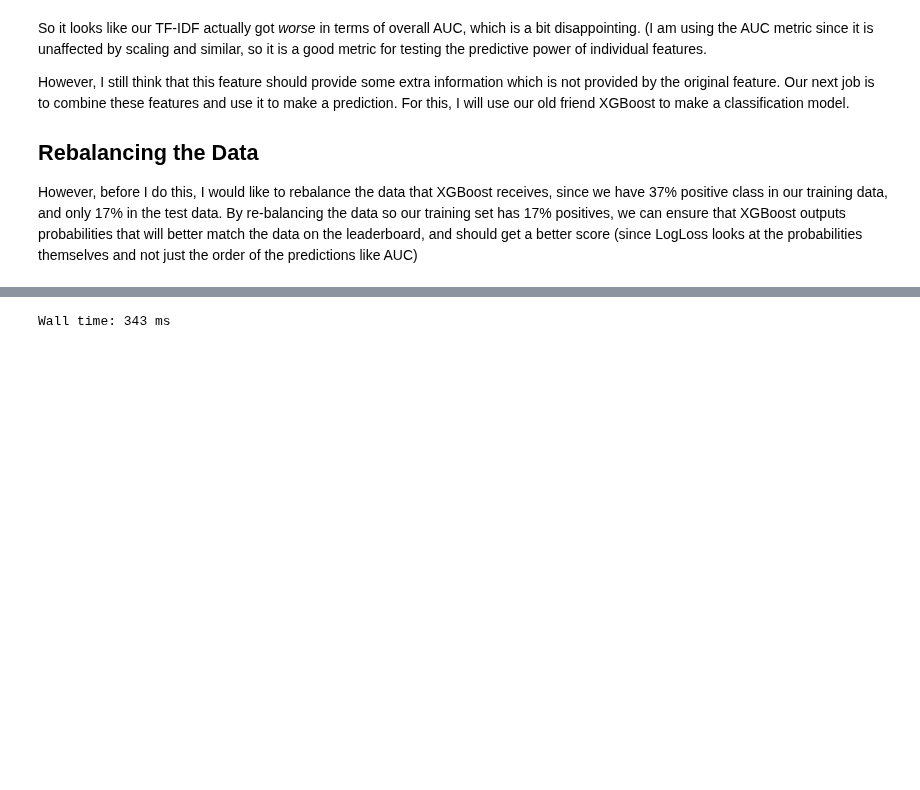
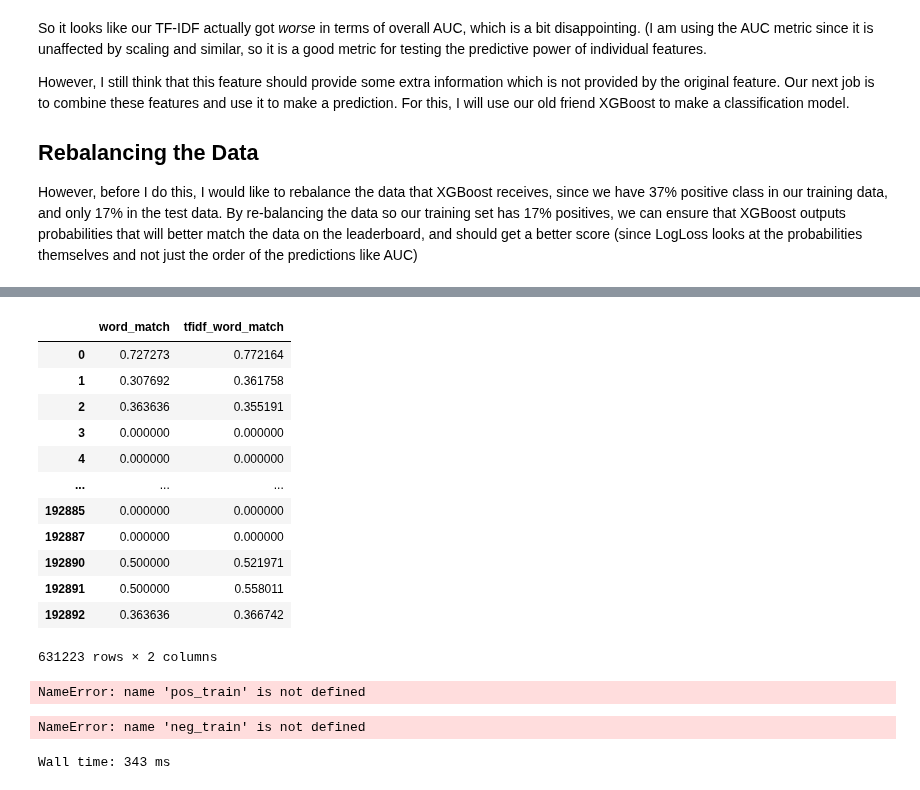
Before and after one commit to acharroux/QuoraPairs, a Jupyter notebook: XGBoostStarter/data-analysis-xgboost-starter-0-35460-lb.ipynb, the cells around one changed output, grey strips where cells are left out. Drawn from its saved outputs; the diff is of its cells as text; code cells hidden in the pictures; blank space fills up the shorter version.

```diff
--- a/XGBoostStarter/data-analysis-xgboost-starter-0-35460-lb.ipynb
+++ b/XGBoostStarter/data-analysis-xgboost-starter-0-35460-lb.ipynb
@@ -397,3 +414,27 @@ Wall time: 92 ms
+# %%
+neg_train
+# %% [output]
+|  | word_match | tfidf_word_match |
+| 0 | 0.727273 | 0.772164 |
+| 1 | 0.307692 | 0.361758 |
+| 2 | 0.363636 | 0.355191 |
+| 3 | 0.000000 | 0.000000 |
+| 4 | 0.000000 | 0.000000 |
+| ... | ... | ... |
+| 192885 | 0.000000 | 0.000000 |
+| 192887 | 0.000000 | 0.000000 |
+| 192890 | 0.500000 | 0.521971 |
+| 192891 | 0.500000 | 0.558011 |
+| 192892 | 0.363636 | 0.366742 |
+631223 rows × 2 columns
+# %%
+del pos_train
+# %% [output]
+NameError: name 'pos_train' is not defined
+# %%
+del neg_train
+# %% [output]
+NameError: name 'neg_train' is not defined
 # %%
 # Finally, we split some of the data off for validation
 # from sklearn.cross_validation import train_test_split
```
Also changed, not shown: parts of 18 cells of this notebook, 5 other files.
